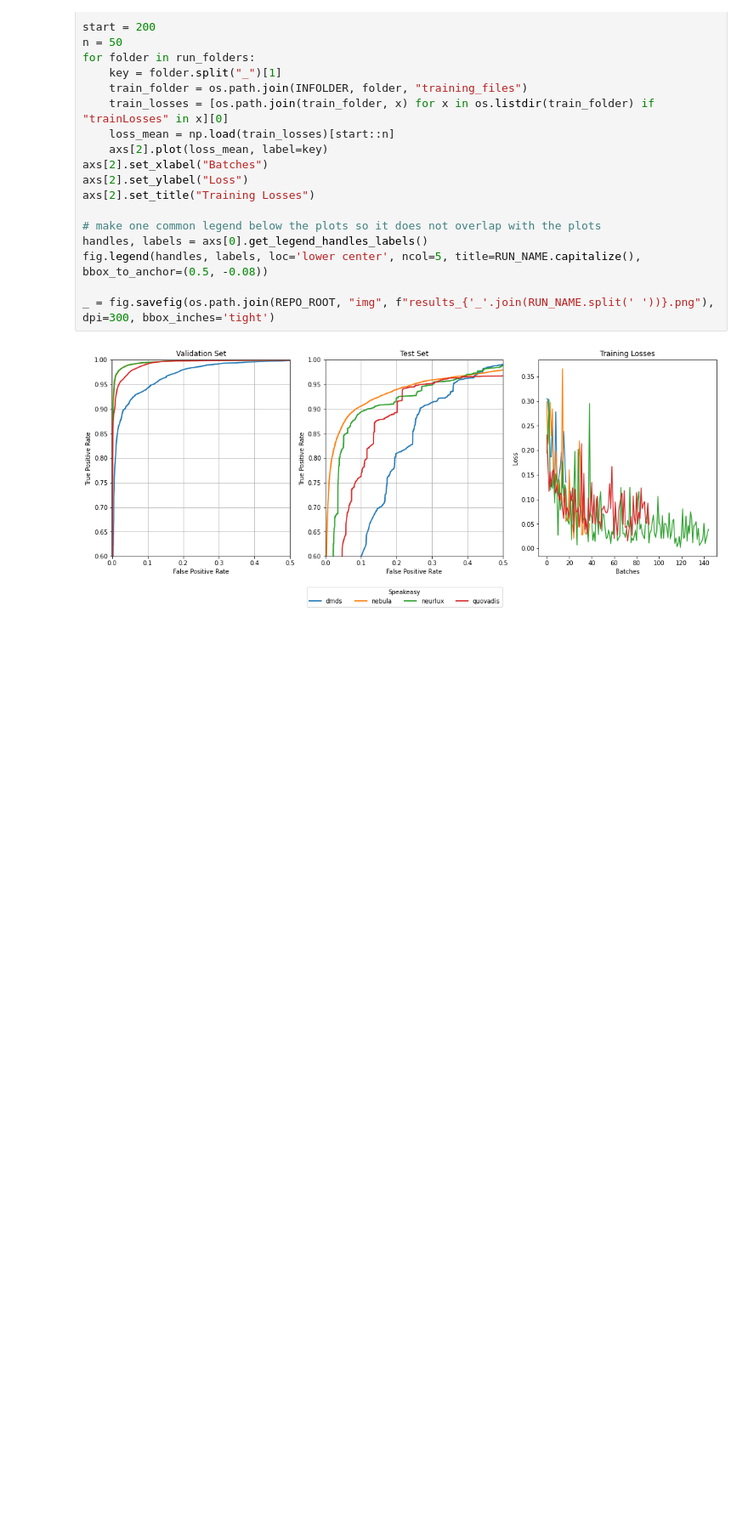
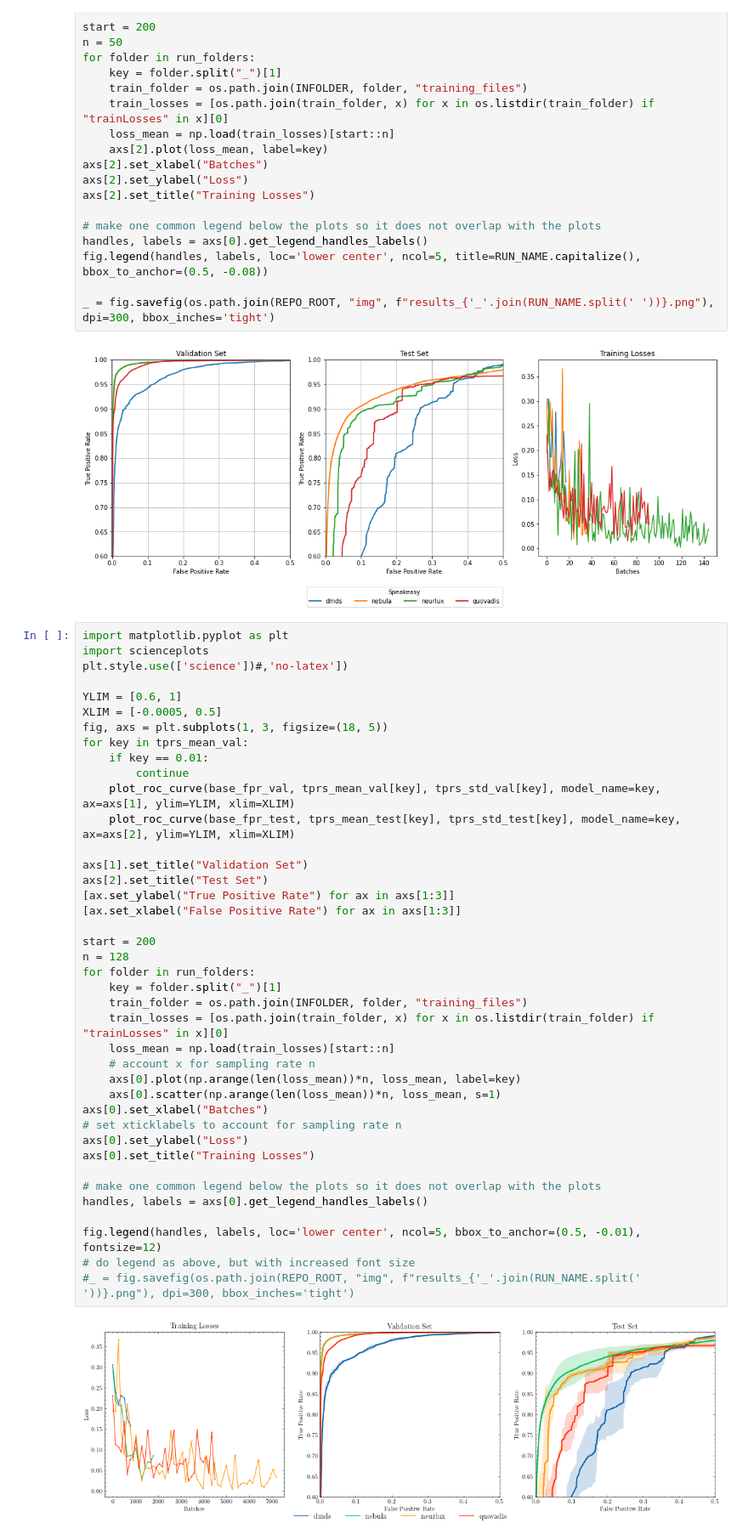
Before and after one commit to dtrizna/nebula, a Jupyter notebook: evaluation/dynamic_sota/results_roc_speakeasy_t5.ipynb, the cells around one changed output. Shown at 85% size. Drawn from its saved outputs; the diff is of its cells as text; blank space fills up the shorter version.

```diff
--- a/evaluation/dynamic_sota/results_roc_speakeasy_t5.ipynb
+++ b/evaluation/dynamic_sota/results_roc_speakeasy_t5.ipynb
@@ -282,3 +266,45 @@ fig.legend(handles, labels, loc='lower center', ncol=5, title=RUN_NAME.capitaliz
 _ = fig.savefig(os.path.join(REPO_ROOT, "img", f"results_{'_'.join(RUN_NAME.split(' '))}.png"), dpi=300, bbox_inches='tight')
 # %% [output]
 [figure]
+# %%
+import matplotlib.pyplot as plt
+import scienceplots
+plt.style.use(['science'])#,'no-latex'])
+
+YLIM = [0.6, 1]
+XLIM = [-0.0005, 0.5]
+fig, axs = plt.subplots(1, 3, figsize=(18, 5))
+for key in tprs_mean_val:
+    if key == 0.01:
+        continue
+    plot_roc_curve(base_fpr_val, tprs_mean_val[key], tprs_std_val[key], model_name=key, ax=axs[1], ylim=YLIM, xlim=XLIM)
+    plot_roc_curve(base_fpr_test, tprs_mean_test[key], tprs_std_test[key], model_name=key, ax=axs[2], ylim=YLIM, xlim=XLIM)
+
+axs[1].set_title("Validation Set")
+axs[2].set_title("Test Set")
+[ax.set_ylabel("True Positive Rate") for ax in axs[1:3]]
+[ax.set_xlabel("False Positive Rate") for ax in axs[1:3]]
+
+start = 200
+n = 128
+for folder in run_folders:
+    key = folder.split("_")[1]
+    train_folder = os.path.join(INFOLDER, folder, "training_files")
+    train_losses = [os.path.join(train_folder, x) for x in os.listdir(train_folder) if "trainLosses" in x][0]
+    loss_mean = np.load(train_losses)[start::n]
+    # account x for sampling rate n
+    axs[0].plot(np.arange(len(loss_mean))*n, loss_mean, label=key)
+    axs[0].scatter(np.arange(len(loss_mean))*n, loss_mean, s=1)
+axs[0].set_xlabel("Batches")
+# set xticklabels to account for sampling rate n
+axs[0].set_ylabel("Loss")
+axs[0].set_title("Training Losses")
+
+# make one common legend below the plots so it does not overlap with the plots
+handles, labels = axs[0].get_legend_handles_labels()
+
+fig.legend(handles, labels, loc='lower center', ncol=5, bbox_to_anchor=(0.5, -0.01), fontsize=12)
+# do legend as above, but with increased font size
+#_ = fig.savefig(os.path.join(REPO_ROOT, "img", f"results_{'_'.join(RUN_NAME.split(' '))}.png"), dpi=300, bbox_inches='tight')
+# %% [output]
+[figure, added]
```
Also changed, not shown: parts of 3 cells of this notebook, 54 other files.
